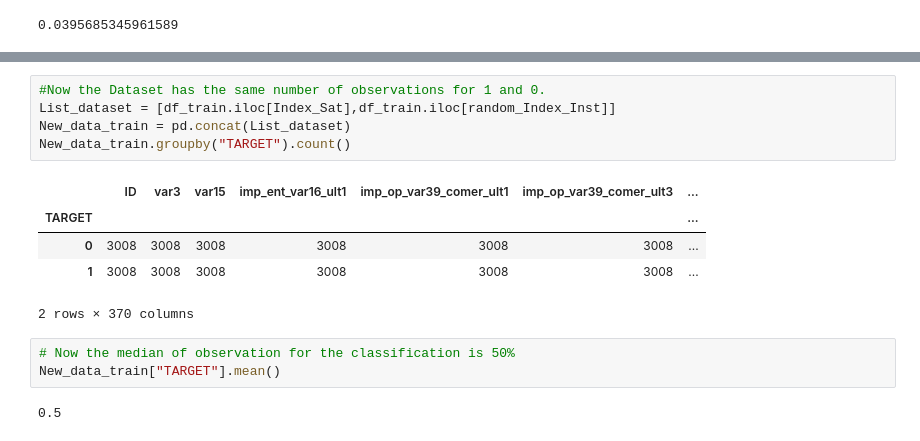
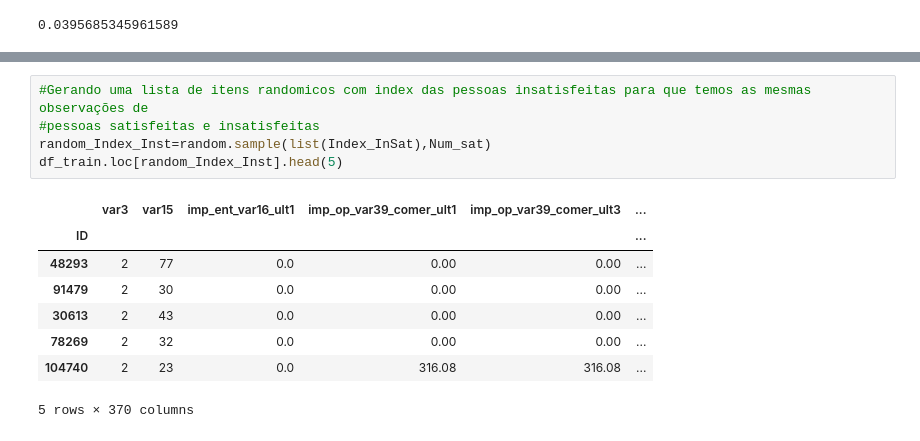
Before and after one commit to eliassantannaramos/Project3_Santander_Satisfaction, a Jupyter notebook: Main.ipynb, the cells around one changed output, grey strips where cells are left out. Drawn from its saved outputs; the diff is of its cells as text.

```diff
--- a/Main.ipynb
+++ b/Main.ipynb
@@ -72,16 +77,14 @@ df_train.iloc[random_Index_Inst].Head(5)
-# %%
-#Now the Dataset has the same number of observations for 1 and 0.
-List_dataset = [df_train.iloc[Index_Sat],df_train.iloc[random_Index_Inst]]
-New_data_train = pd.concat(List_dataset)
-New_data_train.groupby("TARGET").count()
-# %% [output]
-|  | ID | var3 | var15 | imp_ent_var16_ult1 | imp_op_var39_comer_ult1 | imp_op_var39_comer_ult3 | ... |
-| TARGET |  |  |  |  |  |  | ... |
-| 0 | 3008 | 3008 | 3008 | 3008 | 3008 | 3008 | ... |
-| 1 | 3008 | 3008 | 3008 | 3008 | 3008 | 3008 | ... |
-2 rows × 370 columns
-# %%
-# Now the median of observation for the classification is 50%
-New_data_train["TARGET"].mean()
-# %% [output]
-0.5
+# %%
+#Gerando uma lista de itens randomicos com index das pessoas insatisfeitas para que temos as mesmas observações de
+#pessoas satisfeitas e insatisfeitas
+random_Index_Inst=random.sample(list(Index_InSat),Num_sat)
+df_train.loc[random_Index_Inst].head(5)
+# %% [output]
+|  | var3 | var15 | imp_ent_var16_ult1 | imp_op_var39_comer_ult1 | imp_op_var39_comer_ult3 | ... |
+| ID |  |  |  |  |  | ... |
+| 48293 | 2 | 77 | 0.0 | 0.00 | 0.00 | ... |
+| 91479 | 2 | 30 | 0.0 | 0.00 | 0.00 | ... |
+| 30613 | 2 | 43 | 0.0 | 0.00 | 0.00 | ... |
+| 78269 | 2 | 32 | 0.0 | 0.00 | 0.00 | ... |
+| 104740 | 2 | 23 | 0.0 | 316.08 | 316.08 | ... |
+5 rows × 370 columns
```
Also changed, not shown: parts of 10 cells of this notebook.
